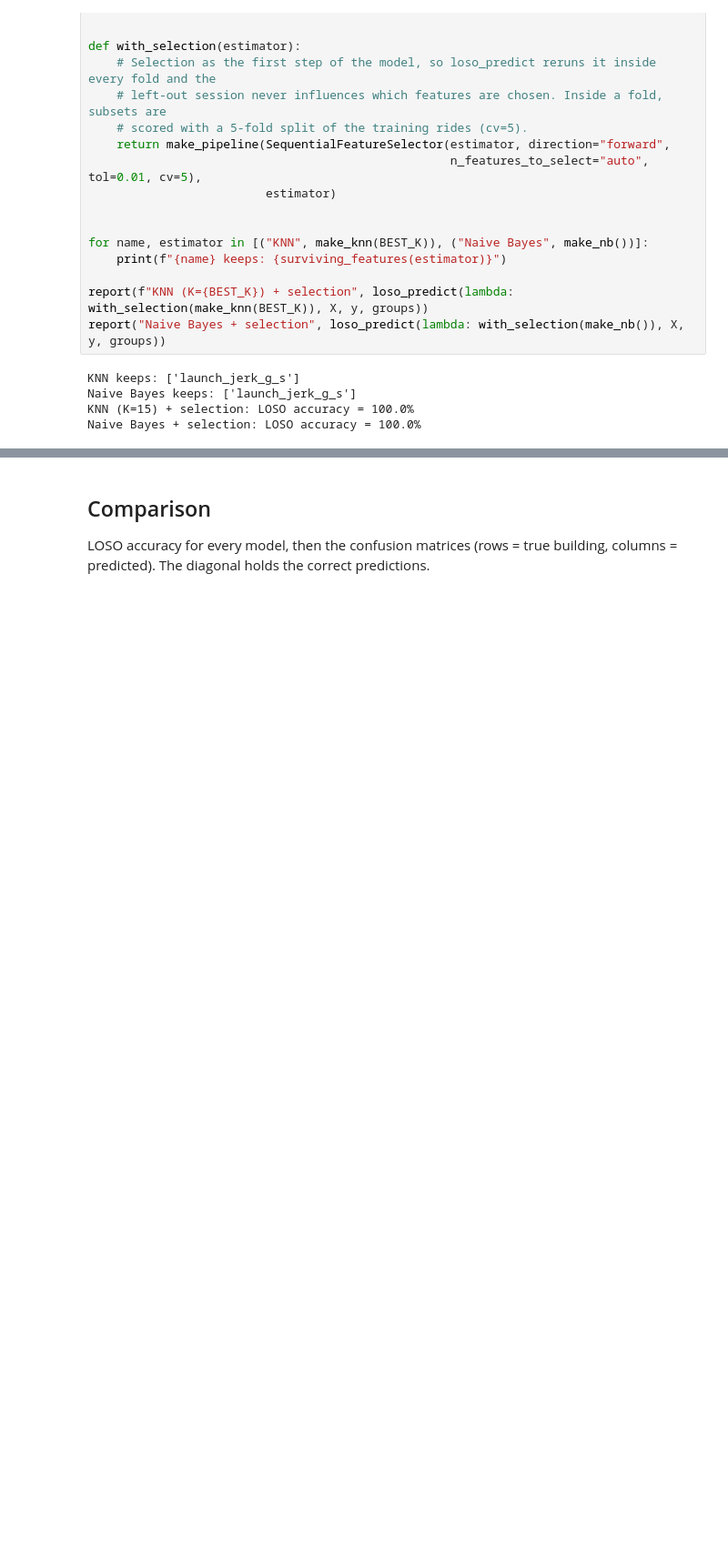
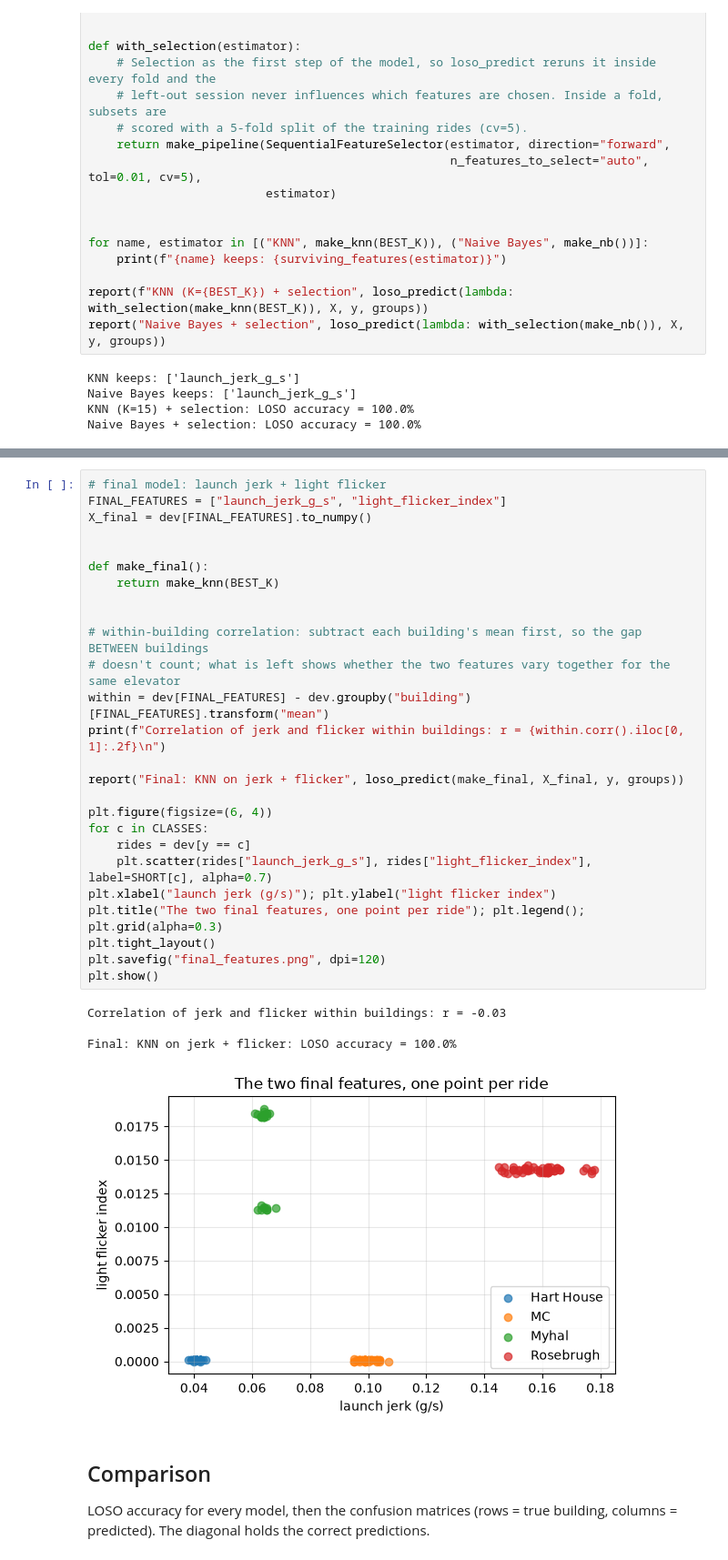
Before and after one commit to chrystalight/PATTERN-RECOGNITION, a Jupyter notebook: Classifier/elevator_classifier.ipynb, the cells around one changed output, grey strips where cells are left out. Shown at 91% size. Cells and saved outputs as stored; diff of their text form; blank space fills up the shorter version.

```diff
--- a/Classifier/elevator_classifier.ipynb
+++ b/Classifier/elevator_classifier.ipynb
@@ -401,3 +418,34 @@ Naive Bayes + selection: LOSO accuracy = 100.0%
+# %%
+# final model: launch jerk + light flicker
+FINAL_FEATURES = ["launch_jerk_g_s", "light_flicker_index"]
+X_final = dev[FINAL_FEATURES].to_numpy()
+
+
+def make_final():
+    return make_knn(BEST_K)
+
+
+# within-building correlation: subtract each building's mean first, so the gap BETWEEN buildings
+# doesn't count; what is left shows whether the two features vary together for the same elevator
+within = dev[FINAL_FEATURES] - dev.groupby("building")[FINAL_FEATURES].transform("mean")
+print(f"Correlation of jerk and flicker within buildings: r = {within.corr().iloc[0, 1]:.2f}\n")
+
+report("Final: KNN on jerk + flicker", loso_predict(make_final, X_final, y, groups))
+
+plt.figure(figsize=(6, 4))
+for c in CLASSES:
+    rides = dev[y == c]
+    plt.scatter(rides["launch_jerk_g_s"], rides["light_flicker_index"], label=SHORT[c], alpha=0.7)
+plt.xlabel("launch jerk (g/s)"); plt.ylabel("light flicker index")
+plt.title("The two final features, one point per ride"); plt.legend(); plt.grid(alpha=0.3)
+plt.tight_layout()
+plt.savefig("final_features.png", dpi=120)
+plt.show()
+# %% [output]
+Correlation of jerk and flicker within buildings: r = -0.03
+
+Final: KNN on jerk + flicker: LOSO accuracy = 100.0%
+[figure, added]
 # %% [markdown]
 ## Comparison
 
```
Also changed, not shown: parts of 6 cells of this notebook, 9 other files.
